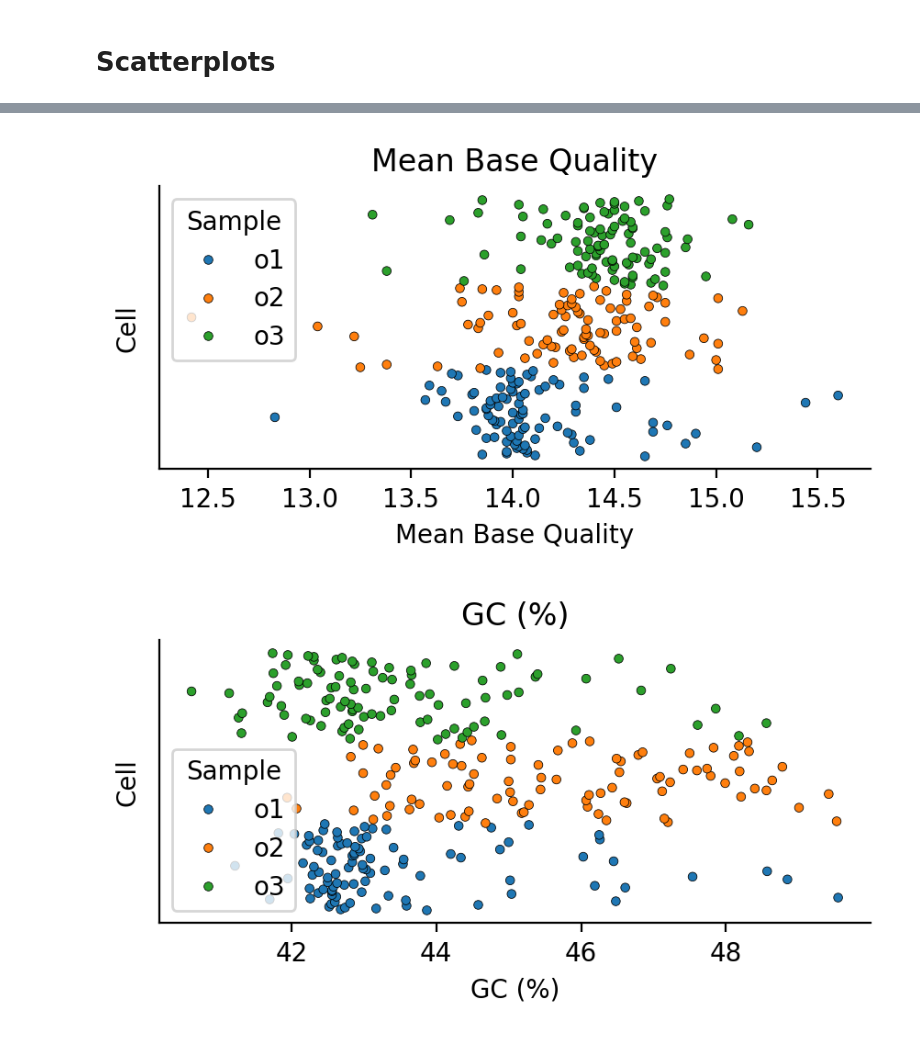
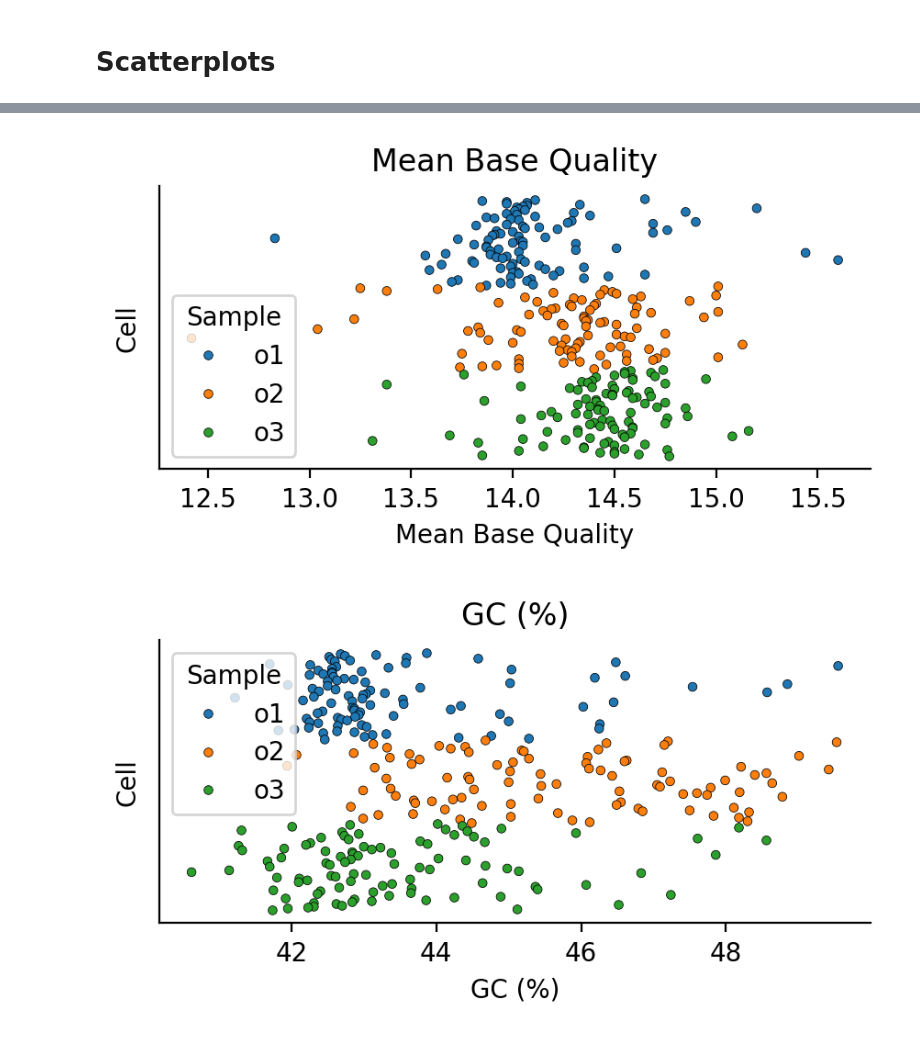
Before and after one commit to CooperStansbury/scpc, a Jupyter notebook: notebooks/BASECALL_summary.ipynb, the cells around one changed output, grey strips where cells are left out. Drawn from its saved outputs; the diff is of its cells as text; code cells hidden in the pictures.

```diff
--- a/notebooks/BASECALL_summary.ipynb
+++ b/notebooks/BASECALL_summary.ipynb
@@ -160,6 +160,8 @@ plot_cols = [
     'Mean Base Quality',
     'GC (%)',
 ]
+
+pdf = pdf.sort_values(by=['Sample', 'Barcode'])
 
 plt.rcParams['figure.dpi'] = 200
 plt.rcParams['figure.figsize'] = 3.5, 2.5
@@ -196,6 +198,8 @@ plot_cols = [
     'Mean Base Quality',
     'GC (%)',
 ]
+
+pdf = pdf.sort_values(by=['Sample', 'Barcode'])
 
 # add the index
 pdf['index'] = list(range(len(pdf)))
@@ -216,6 +220,7 @@ for c in plot_cols:
     ax = plt.gca()
     _ = ax.set_yticklabels([])
     _ = ax.set_yticks([])
+    ax.invert_yaxis()
     plt.ylabel("Cell")
     sns.despine()
     plt.show()
@@ -229,2 +234,2 @@ for c in plot_cols:
-[figure, old version]
+[figure, new version]
-[figure, old version]
+[figure, new version]
```
Also changed, not shown: parts of 9 cells of this notebook, 10 other files.
